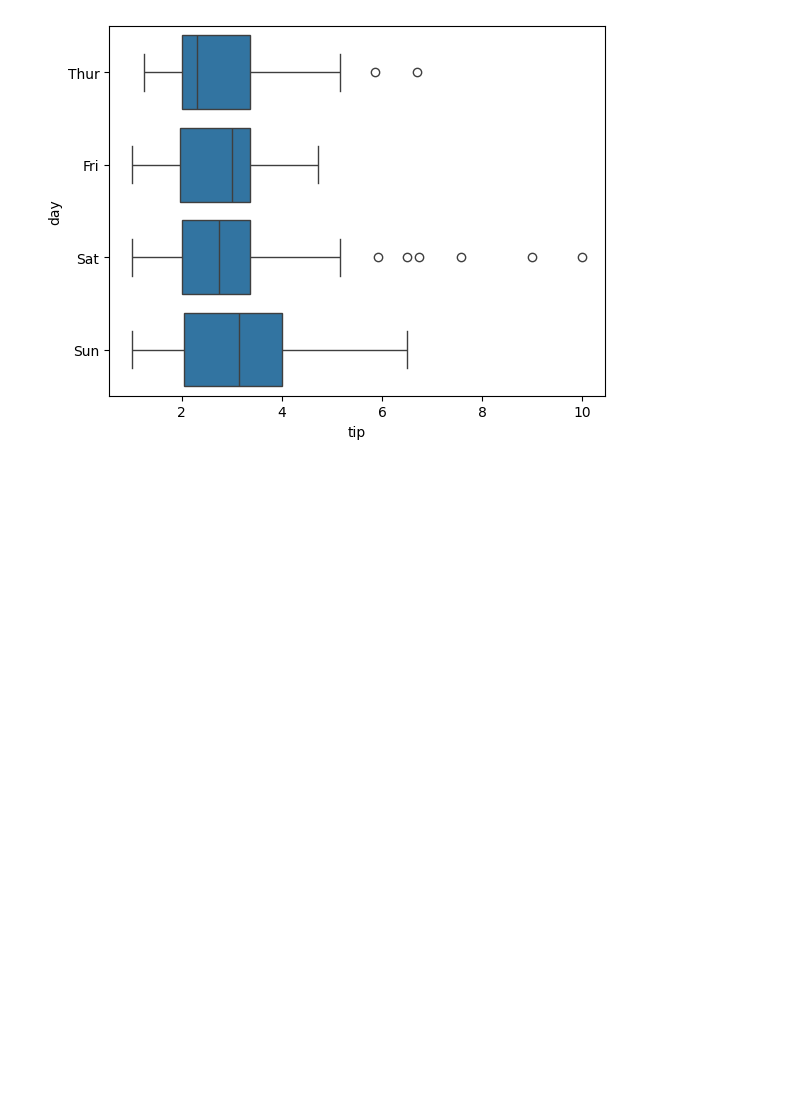
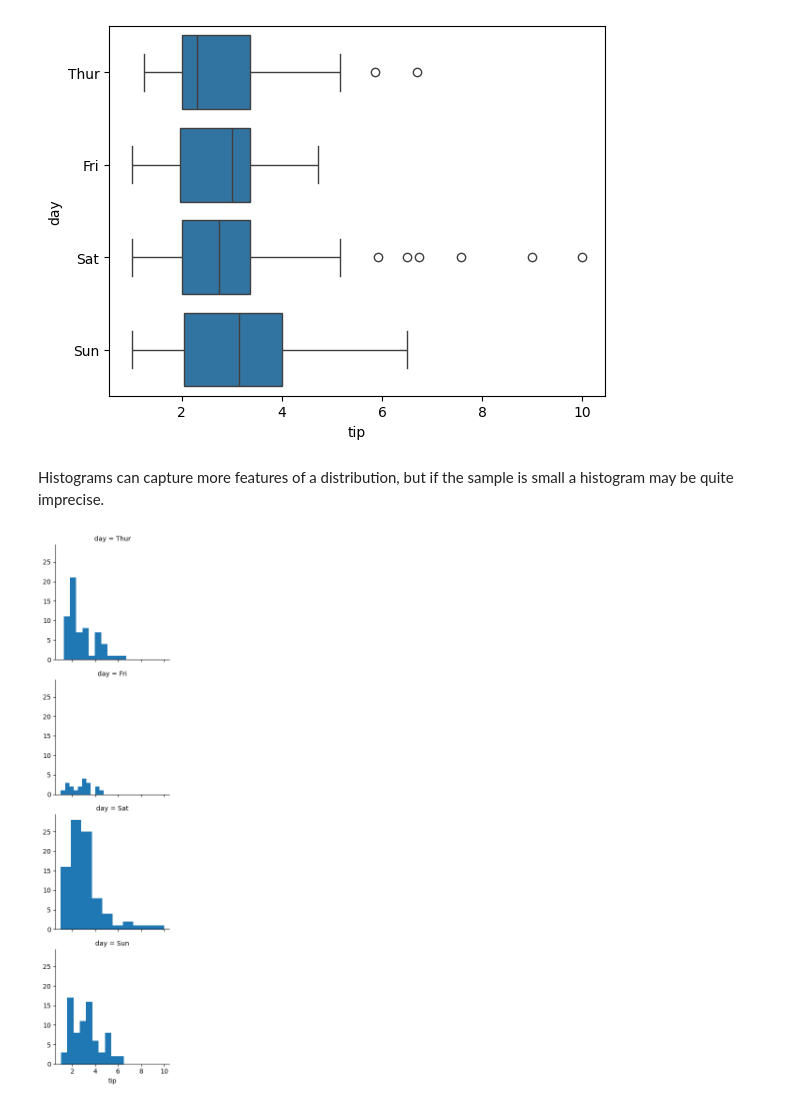
Before and after one commit to gentlemanpe/Statistics-with-Python, a Jupyter notebook: 03-tables-histograms-boxplots-python.ipynb, the cells around one changed output. Saved outputs shown, nothing was run; the diff lists cells and outputs as text; code cells hidden in the pictures; blank space fills up the shorter version.

```diff
--- a/Course01-Understanding-and-Visualizing-Data-with-Python/03-tables-histograms-boxplots-python.ipynb
+++ b/03-tables-histograms-boxplots-python.ipynb
@@ -108,3 +108,11 @@ sns.boxplot(x = tips_data["tip"], y = tips_data["day"])
 # %% [output]
 <Axes: xlabel='tip', ylabel='day'>
 [figure]
+# %% [markdown]
+Histograms can capture more features of a distribution, but if the sample is small a histogram may be quite imprecise.
+# %%
+g = sns.FacetGrid(tips_data, row = "day")
+g = g.map(plt.hist, "tip")
+plt.show()
+# %% [output]
+[figure, added]
```
Also changed, not shown: 1 other file.
